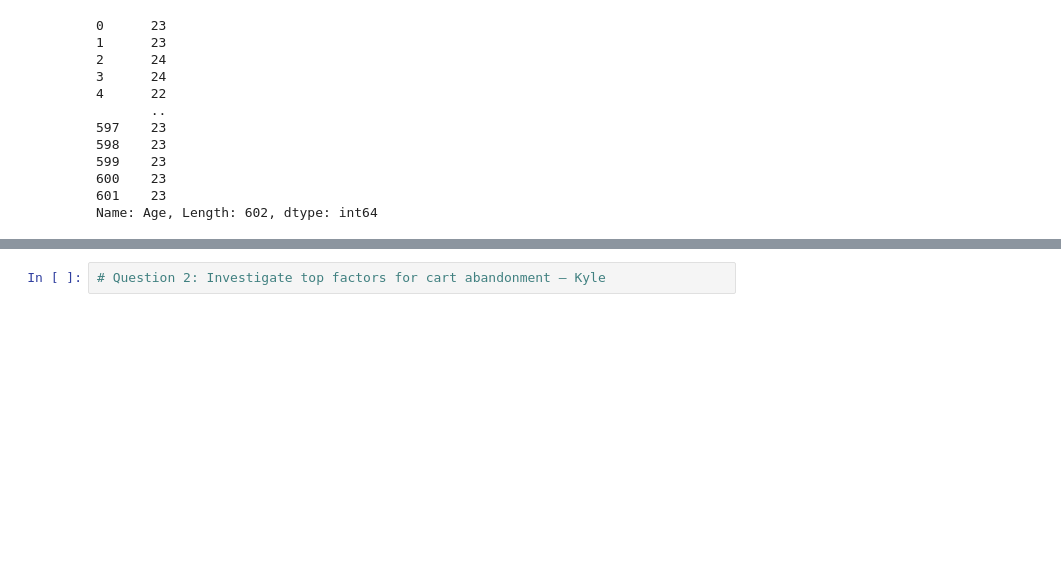
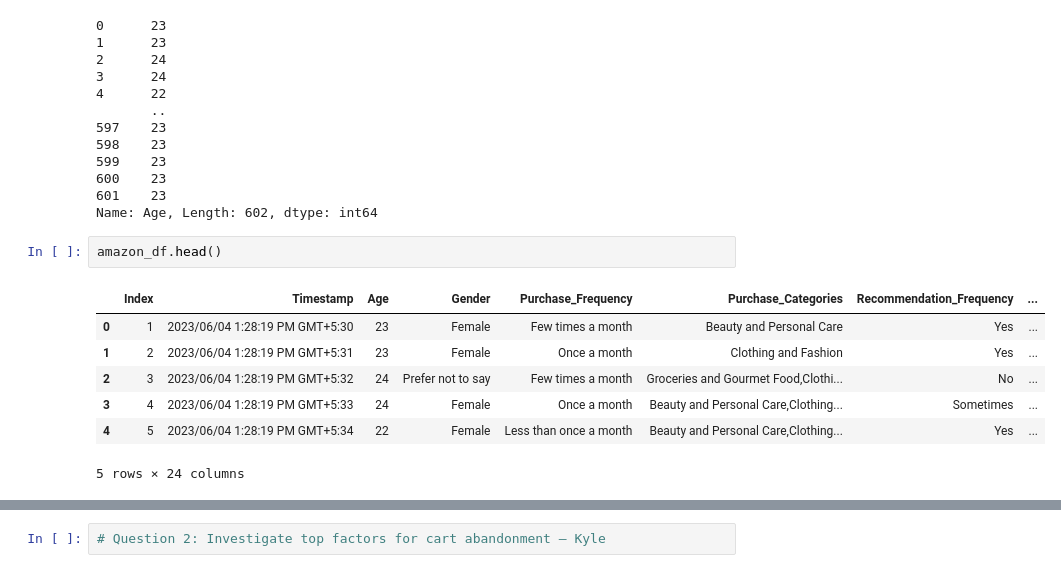
Before and after one commit to bgroble/Project1-G5, a Jupyter notebook: Amazon_Code_Group5 copy.ipynb, the cells around one changed output, grey strips where cells are left out. Saved outputs shown, nothing was run; the diff lists cells and outputs as text; blank space fills up the shorter version.

```diff
--- a/Amazon_Code_Group5 copy.ipynb
+++ b/Amazon_Code_Group5 copy.ipynb
@@ -48,4 +48,14 @@ print(age)
 600    23
 601    23
 Name: Age, Length: 602, dtype: int64
+# %%
+amazon_df.head()
+# %% [output]
+|  | Index | Timestamp | Age | Gender | Purchase_Frequency | Purchase_Categories | Recommendation_Frequency | ... |
+| 0 | 1 | 2023/06/04 1:28:19 PM GMT+5:30 | 23 | Female | Few times a month | Beauty and Personal Care | Yes | ... |
+| 1 | 2 | 2023/06/04 1:28:19 PM GMT+5:31 | 23 | Female | Once a month | Clothing and Fashion | Yes | ... |
+| 2 | 3 | 2023/06/04 1:28:19 PM GMT+5:32 | 24 | Prefer not to say | Few times a month | Groceries and Gourmet Food,Clothi... | No | ... |
+| 3 | 4 | 2023/06/04 1:28:19 PM GMT+5:33 | 24 | Female | Once a month | Beauty and Personal Care,Clothing... | Sometimes | ... |
+| 4 | 5 | 2023/06/04 1:28:19 PM GMT+5:34 | 22 | Female | Less than once a month | Beauty and Personal Care,Clothing... | Yes | ... |
+5 rows × 24 columns
 # %%
```
Also changed, not shown: parts of 2 cells of this notebook.
